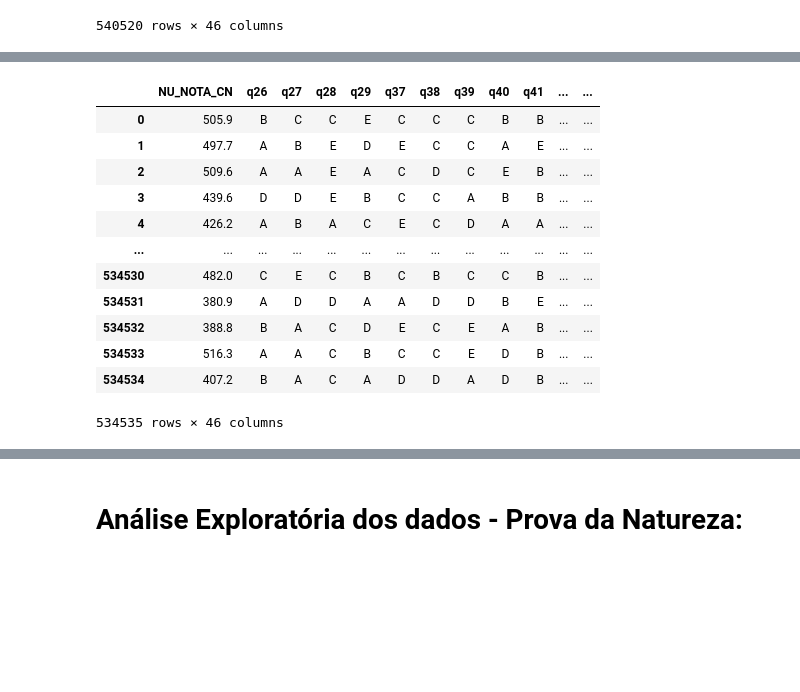
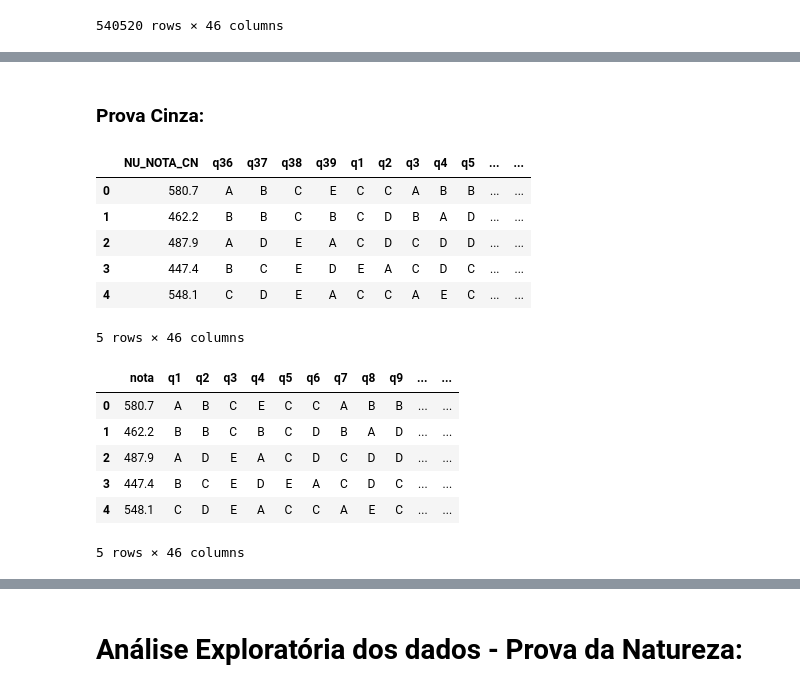
Before and after one commit to Gus-1003/Projeto_Pesquisa_Enem, a Jupyter notebook: Análise_Natureza_Enem2021.ipynb, the cells around one changed output, grey strips where cells are left out. Saved outputs shown, nothing was run; the diff lists cells and outputs as text; code cells hidden in the pictures; blank space fills up the shorter version.

```diff
--- a/Análise_Natureza_Enem2021.ipynb
+++ b/Análise_Natureza_Enem2021.ipynb
@@ -634,33 +606,22 @@ enem2021azul
+# %% [markdown]
+### Prova Cinza:
 # %%
 #ProvaCinza
 enem2021cinza = enem2021cinza.loc[:, [ 'NU_NOTA_CN', 'q36', 'q37', 'q38', 'q39', 'q1', 'q2', 'q3',
                                       'q4', 'q5', 'q33', 'q34', 'q35', 'q19', 'q20', 'q32', 'q30',
                                       'q31', 'q21', 'q22', 'q23', 'q24', 'q25', 'q26', 'q14', 'q15',
                                       'q27', 'q28', 'q29', 'q16', 'q17', 'q18', 'q41', 'q42', 'q43',
                                       'q44', 'q45', 'q40', 'q6', 'q7', 'q8','q9', 'q10', 'q11', 'q12', 'q13']]
 
-#Prova Rosa
-enem2021rosa = enem2021rosa.loc[:, [ 'NU_NOTA_CN', 'q26', 'q27', 'q28', 'q29', 'q37', 'q38', 'q39', 'q40', 'q41', 'q23',
-                                            'q24', 'q25', 'q35', 'q36', 'q1', 'q21', 'q22', 'q32', 'q33', 'q34',
-                                             'q2', 'q3', 'q4', 'q30', 'q31', 'q18', 'q19', 'q20', 'q42', 'q43',
-                                            'q44', 'q8', 'q9', 'q10', 'q11', 'q12', 'q45', 'q13', 'q14', 'q15',
-                                            'q16', 'q17', 'q5', 'q6', 'q7']]
+enem2021cinza.head()
+# %% [output]
+|  | NU_NOTA_CN | q36 | q37 | q38 | q39 | q1 | q2 | q3 | q4 | q5 | ... | ... |
+| 0 | 580.7 | A | B | C | E | C | C | A | B | B | ... | ... |
+| 1 | 462.2 | B | B | C | B | C | D | B | A | D | ... | ... |
+| 2 | 487.9 | A | D | E | A | C | D | C | D | D | ... | ... |
+| 3 | 447.4 | B | C | E | D | E | A | C | D | C | ... | ... |
+| 4 | 548.1 | C | D | E | A | C | C | A | E | C | ... | ... |
+5 rows × 46 columns
-# %%
-enem2021rosa
-# %% [output]
-|  | NU_NOTA_CN | q26 | q27 | q28 | q29 | q37 | q38 | q39 | q40 | q41 | ... | ... |
-| 0 | 505.9 | B | C | C | E | C | C | C | B | B | ... | ... |
-| 1 | 497.7 | A | B | E | D | E | C | C | A | E | ... | ... |
-| 2 | 509.6 | A | A | E | A | C | D | C | E | B | ... | ... |
-| 3 | 439.6 | D | D | E | B | C | C | A | B | B | ... | ... |
-| 4 | 426.2 | A | B | A | C | E | C | D | A | A | ... | ... |
-| ... | ... | ... | ... | ... | ... | ... | ... | ... | ... | ... | ... | ... |
-| 534530 | 482.0 | C | E | C | B | C | B | C | C | B | ... | ... |
-| 534531 | 380.9 | A | D | D | A | A | D | D | B | E | ... | ... |
-| 534532 | 388.8 | B | A | C | D | E | C | E | A | B | ... | ... |
-| 534533 | 516.3 | A | A | C | B | C | C | E | D | B | ... | ... |
-| 534534 | 407.2 | B | A | C | A | D | D | A | D | B | ... | ... |
-534535 rows × 46 columns
 # %%
 enem2021cinza = enem2021cinza.rename(columns={'q36': 'q1', 'q37': 'q2', 'q38': 'q3', 'q39': 'q4', 'q1': 'q5', 'q2': 'q6', 'q3': 'q7',
                'q4': 'q8', 'q5': 'q9', 'q33': 'q10', 'q34': 'q11', 'q35': 'q12', 'q19': 'q13', 'q20': 'q14',
@@ -670,12 +631,12 @@ enem2021cinza = enem2021cinza.rename(columns={'q36': 'q1', 'q37': 'q2', 'q38': '
                'q45': 'q36', 'q40': 'q37', 'q6': 'q38', 'q7': 'q39', 'q8': 'q40', 'q9': 'q41', 'q10': 'q42',
                'q11': 'q43', 'q12': 'q44', 'q13': 'q45', 'NU_NOTA_CN': 'nota'}).reset_index(drop=True)
 
-enem2021rosa = enem2021rosa.rename(columns={'q26': 'q1', 'q27': 'q2', 'q28': 'q3', 'q29': 'q4', 'q37': 'q5',
-                                             'q38': 'q6', 'q39': 'q7', 'q40': 'q8', 'q41': 'q9', 'q23': 'q10',
-                                             'q24': 'q11', 'q25': 'q12', 'q35': 'q13', 'q36': 'q14', 'q1': 'q15',
-                                             'q21': 'q16', 'q22': 'q17', 'q32': 'q18', 'q33': 'q19', 'q34': 'q20',
-                                             'q2': 'q21', 'q3': 'q22', 'q4': 'q23', 'q30': 'q24', 'q31': 'q25',
-                                             'q18': 'q26', 'q19': 'q27', 'q20': 'q28', 'q42': 'q29', 'q43': 'q30',
-                                             'q44': 'q31', 'q8': 'q32', 'q9': 'q33', 'q10': 'q34', 'q11': 'q35',
-                                             'q12': 'q36', 'q45': 'q37', 'q13': 'q38', 'q14': 'q39', 'q15': 'q40',
-                                             'q16': 'q41', 'q17': 'q42', 'q5': 'q43', 'q6': 'q44', 'q7': 'q45', 'NU_NOTA_CN': 'nota'}).reset_index(drop=True)
+enem2021cinza.head()
+# %% [output]
+|  | nota | q1 | q2 | q3 | q4 | q5 | q6 | q7 | q8 | q9 | ... | ... |
+| 0 | 580.7 | A | B | C | E | C | C | A | B | B | ... | ... |
+| 1 | 462.2 | B | B | C | B | C | D | B | A | D | ... | ... |
+| 2 | 487.9 | A | D | E | A | C | D | C | D | D | ... | ... |
+| 3 | 447.4 | B | C | E | D | E | A | C | D | C | ... | ... |
+| 4 | 548.1 | C | D | E | A | C | C | A | E | C | ... | ... |
+5 rows × 46 columns
```
Also changed, not shown: parts of 34 cells of this notebook.
